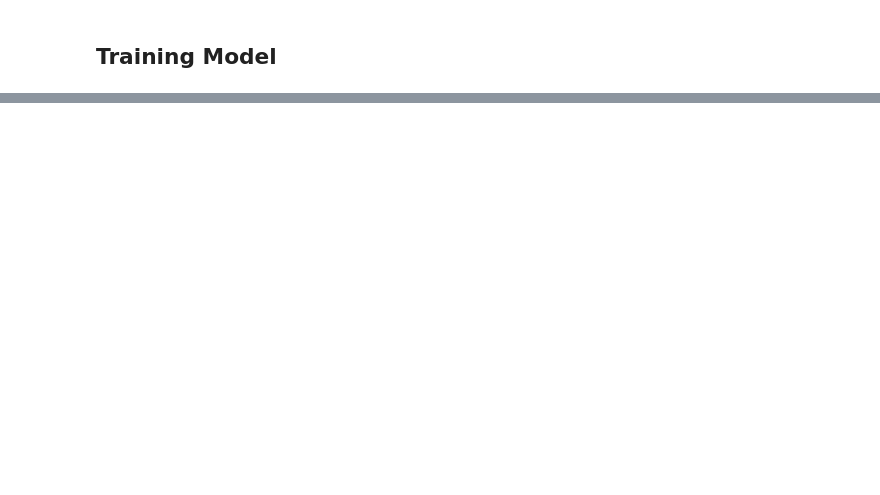
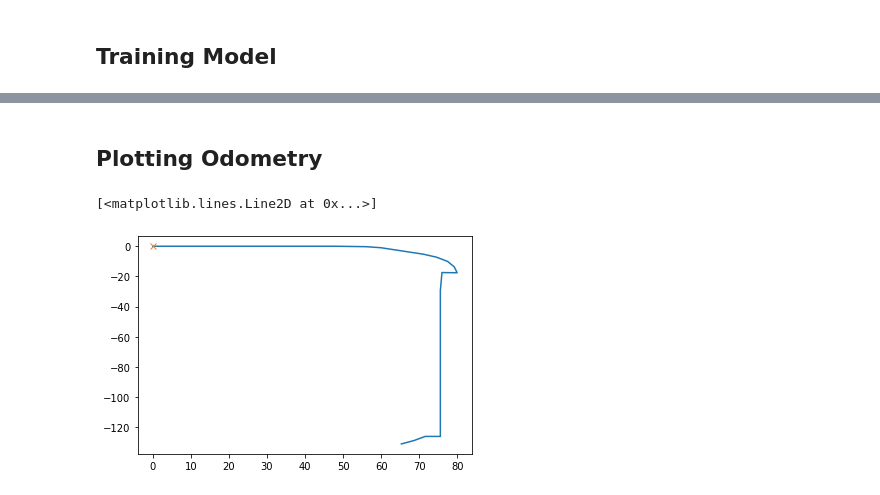
Before and after one commit to luizcartolano2/mc907-mobile-robotics, a Jupyter notebook: project4-deep-vo.ipynb, the cells around one changed output, grey strips where cells are left out. Saved outputs shown, nothing was run; the diff lists cells and outputs as text; code cells hidden in the pictures; blank space fills up the shorter version.

```diff
--- a/project4-deep-vo.ipynb
+++ b/project4-deep-vo.ipynb
@@ -283,11 +266,11 @@ def load_poses(pose_file, pose_format):
 
 Function that acquire all data that will be used for training.
 # %%
-def VODataLoader(datapath,img_size=(1280,384), test=False):
+def VODataLoader(datapath,img_size=(256,144), test=False):
     if test:
-        sequences = ['4']
+        sequences = ['1']
     else:
-        sequences = ['1','2','3','5','6']
+        sequences = ['1','2','4','5','6']
 
     images_set = []
     odometry_set = []
@@ -556,0 +569,2 @@ KeyboardInterrupt:
+# %%
+X,y = VODataLoader(datapath='dataset', test=True)
@@ -556,0 +597,2 @@ KeyboardInterrupt:
+# %%
+y = y[0].view(-1,1,6)
@@ -556,0 +635,12 @@ KeyboardInterrupt:
+# %% [markdown]
+## Plotting Odometry
+# %%
+# (outputs[j].detach().numpy())[0]
+x_ori = [0]
+y_ori = [0]
+for i in range(1,len(y)):
+    out = y[i]
+    out = (out.detach().numpy())[0]
+
+    x_ori.append(x_ori[i-1] + out[0])
+    y_ori.append(y_ori[i-1] + out[1])
@@ -556,0 +659,6 @@ KeyboardInterrupt:
+# %%
+plt.plot(x_ori,y_ori)
+plt.plot(x_ori[0],y_ori[0],marker='x')
+# %% [output]
+[<matplotlib.lines.Line2D at 0x...>]
+[figure, added]
```
Also changed, not shown: parts of 37 cells of this notebook.
